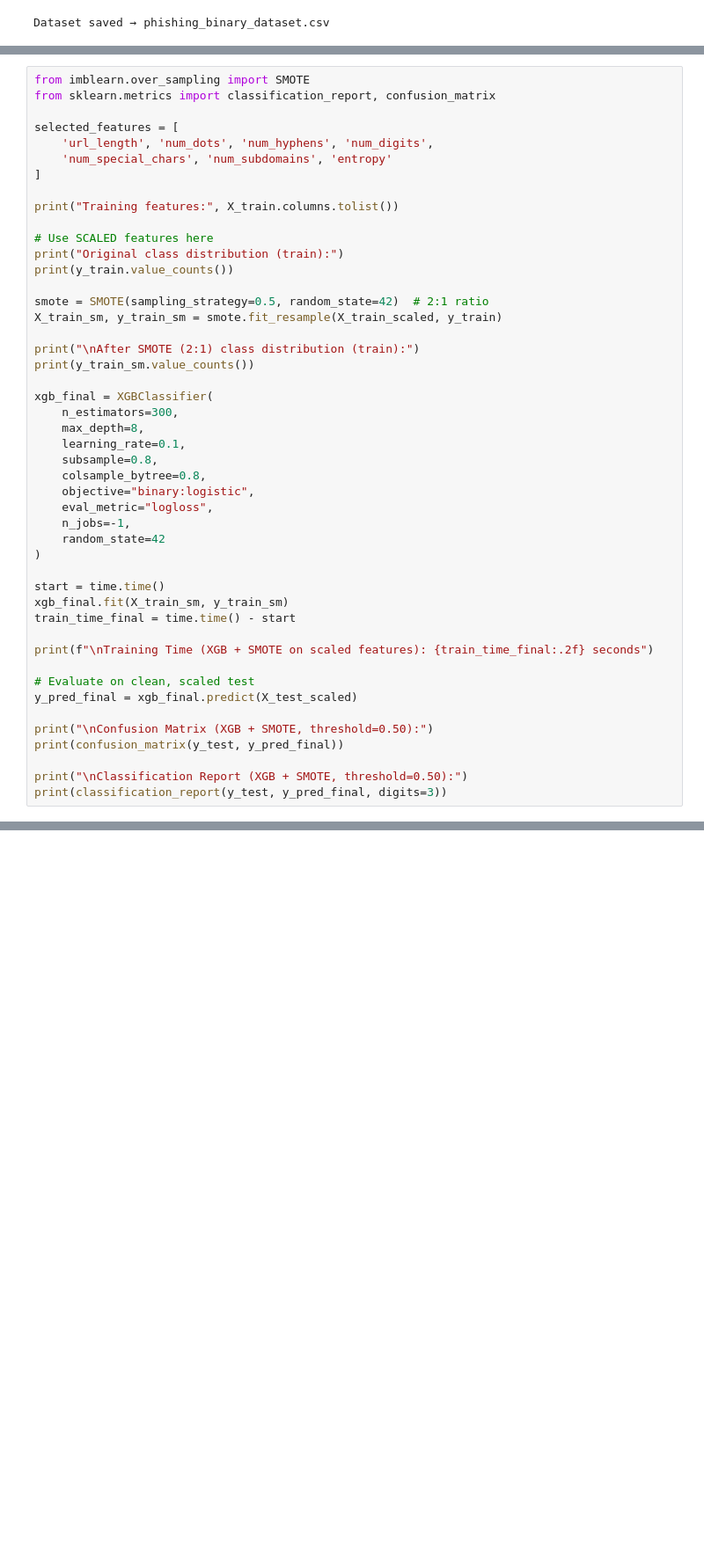
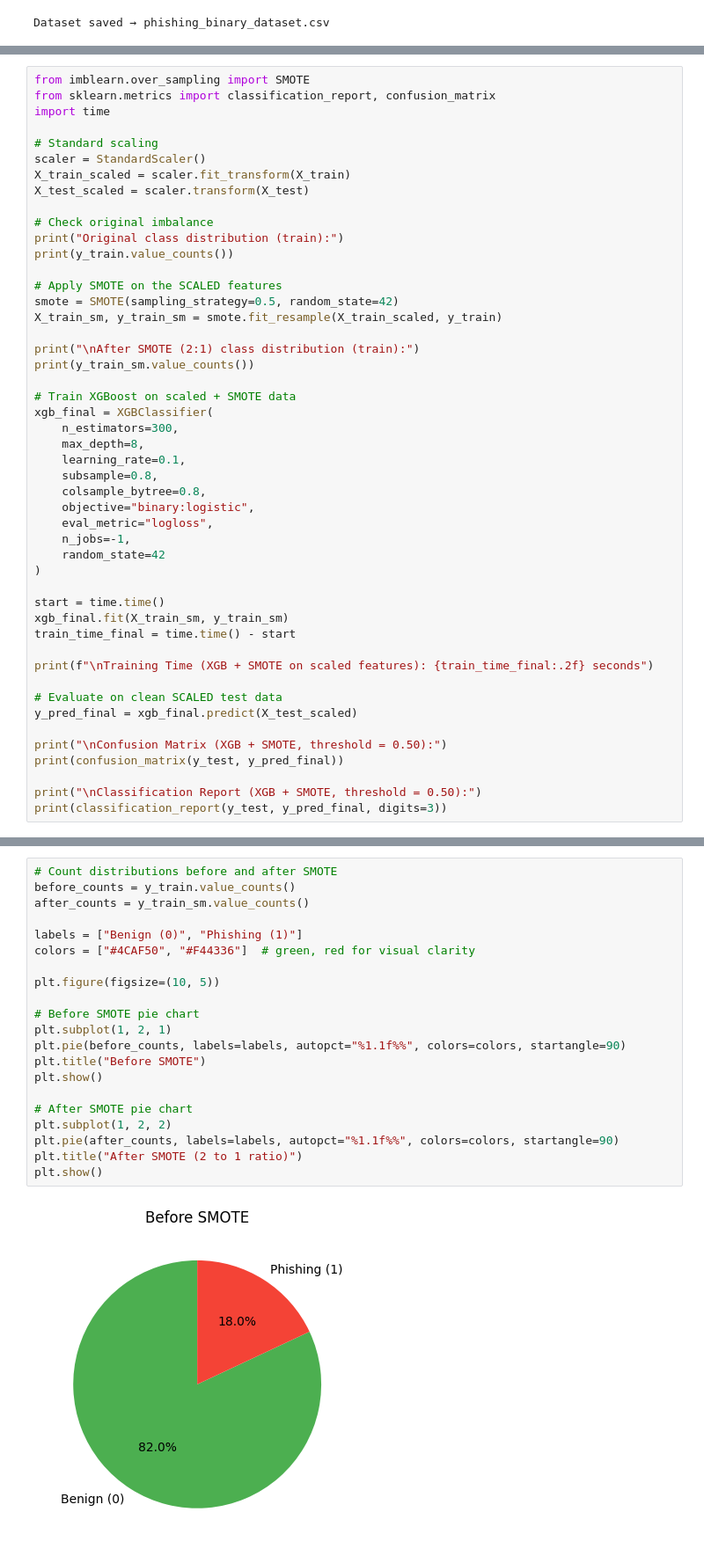
Before and after one commit to Bryng23/BT4012_Project, a Jupyter notebook: Project - Github/notebooks/baseline_model.ipynb, the cells around one changed output, grey strips where cells are left out. Shown: that part at 88% size. Saved outputs shown, nothing was run; the diff lists cells and outputs as text; blank space fills up the shorter version.

Commit message:
Updated visuals

```diff
--- a/Project - Github/notebooks/baseline_model.ipynb
+++ b/Project - Github/notebooks/baseline_model.ipynb
@@ -367,24 +367,25 @@ The results demonstrate that phishing detection benefits greatly from non-linear
 # %%
 from imblearn.over_sampling import SMOTE
 from sklearn.metrics import classification_report, confusion_matrix
+import time
 
-selected_features = [
-    'url_length', 'num_dots', 'num_hyphens', 'num_digits',
-    'num_special_chars', 'num_subdomains', 'entropy'
-]
+# Standard scaling
+scaler = StandardScaler()
+X_train_scaled = scaler.fit_transform(X_train)
+X_test_scaled = scaler.transform(X_test)
 
-print("Training features:", X_train.columns.tolist())
-
-# Use SCALED features here
+# Check original imbalance
 print("Original class distribution (train):")
 print(y_train.value_counts())
 
-smote = SMOTE(sampling_strategy=0.5, random_state=42)  # 2:1 ratio
+# Apply SMOTE on the SCALED features
+smote = SMOTE(sampling_strategy=0.5, random_state=42)
 X_train_sm, y_train_sm = smote.fit_resample(X_train_scaled, y_train)
 
 print("\nAfter SMOTE (2:1) class distribution (train):")
 print(y_train_sm.value_counts())
 
+# Train XGBoost on scaled + SMOTE data
 xgb_final = XGBClassifier(
     n_estimators=300,
     max_depth=8,
@@ -403,12 +404,12 @@ train_time_final = time.time() - start
 
 print(f"\nTraining Time (XGB + SMOTE on scaled features): {train_time_final:.2f} seconds")
 
-# Evaluate on clean, scaled test
+# Evaluate on clean SCALED test data
 y_pred_final = xgb_final.predict(X_test_scaled)
 
-print("\nConfusion Matrix (XGB + SMOTE, threshold=0.50):")
+print("\nConfusion Matrix (XGB + SMOTE, threshold = 0.50):")
 print(confusion_matrix(y_test, y_pred_final))
 
-print("\nClassification Report (XGB + SMOTE, threshold=0.50):")
+print("\nClassification Report (XGB + SMOTE, threshold = 0.50):")
 print(classification_report(y_test, y_pred_final, digits=3))
 # %% [output]
@@ -431,0 +433,23 @@ weighted avg      0.897     0.896     0.897    104434
+# %%
+# Count distributions before and after SMOTE
+before_counts = y_train.value_counts()
+after_counts = y_train_sm.value_counts()
+
+labels = ["Benign (0)", "Phishing (1)"]
+colors = ["#4CAF50", "#F44336"]  # green, red for visual clarity
+
+plt.figure(figsize=(10, 5))
+
+# Before SMOTE pie chart
+plt.subplot(1, 2, 1)
+plt.pie(before_counts, labels=labels, autopct="%1.1f%%", colors=colors, startangle=90)
+plt.title("Before SMOTE")
+plt.show()
+
+# After SMOTE pie chart
+plt.subplot(1, 2, 2)
+plt.pie(after_counts, labels=labels, autopct="%1.1f%%", colors=colors, startangle=90)
+plt.title("After SMOTE (2 to 1 ratio)")
+plt.show()
+# %% [output]
+[figure, added]
```
Also changed, not shown: parts of 8 cells of this notebook.
